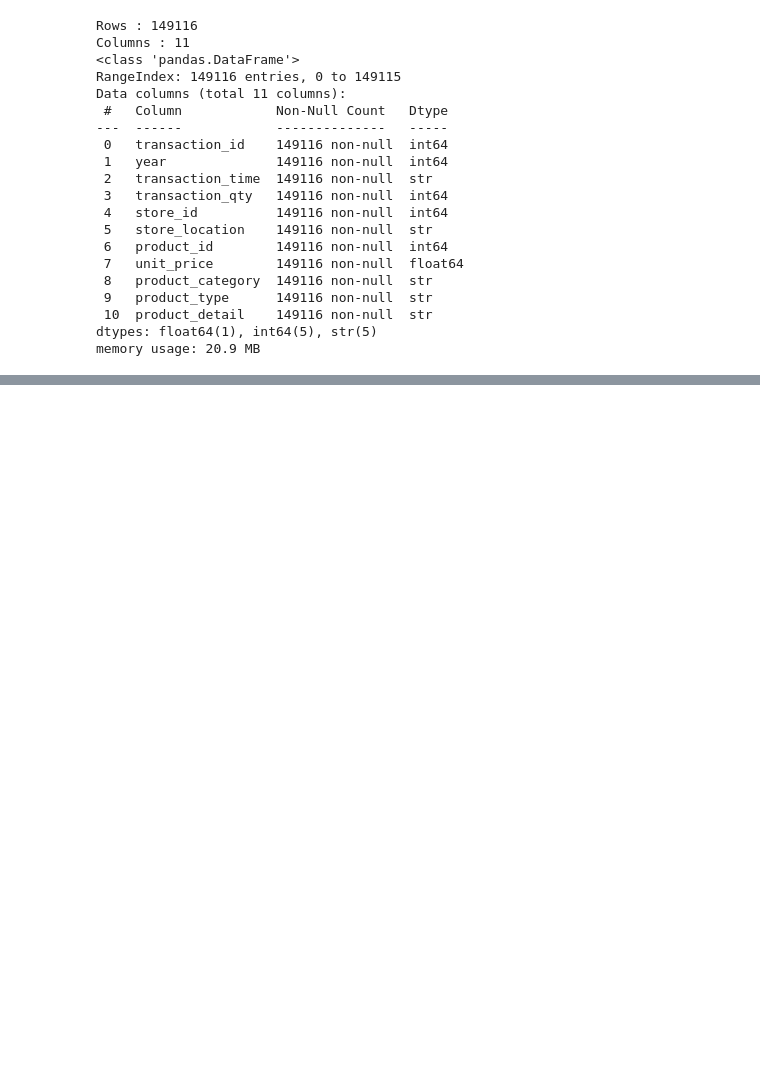
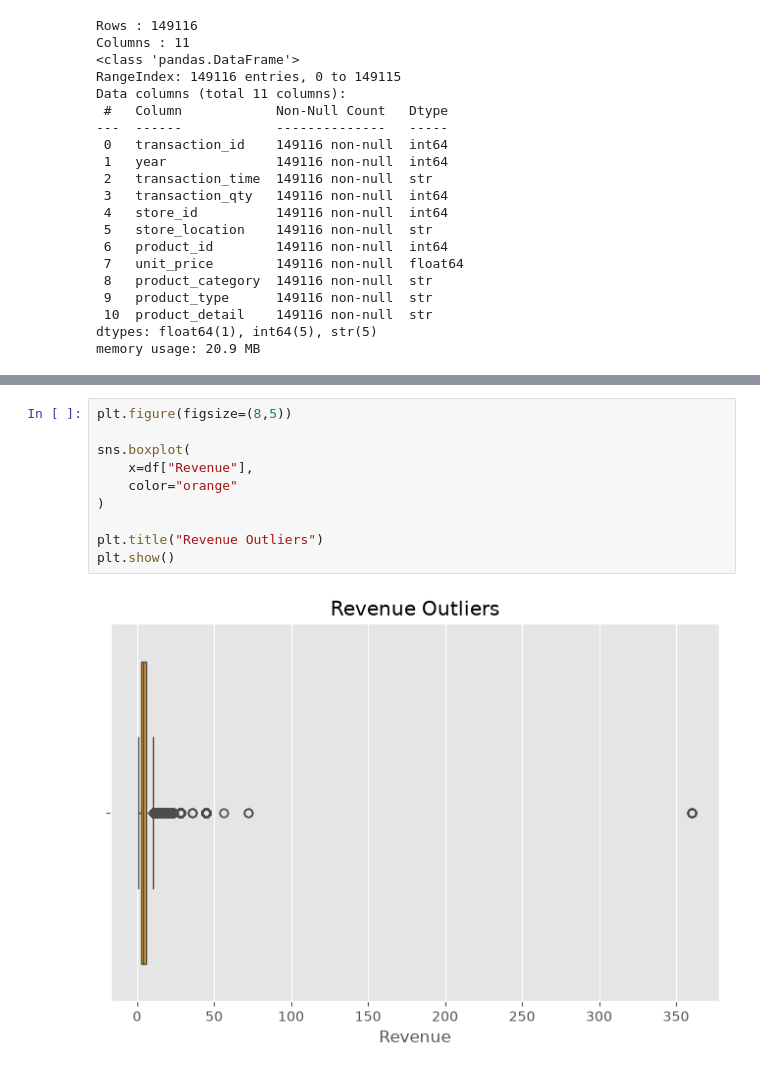
Before and after one commit to Devangdaksh/Product-Optimization-Revenue-Contribution-Analytics-Dashboard-Python-Pandas-Plotly-Streamlit, a Jupyter notebook: notebook/02_EDA.ipynb, the cells around one changed output, grey strips where cells are left out. Cells and saved outputs as stored; diff of their text form; blank space fills up the shorter version.

```diff
--- a/notebook/02_EDA.ipynb
+++ b/notebook/02_EDA.ipynb
@@ -102,0 +121,12 @@ df.describe()
+# %%
+plt.figure(figsize=(8,5))
+
+sns.boxplot(
+    x=df["Revenue"],
+    color="orange"
+)
+
+plt.title("Revenue Outliers")
+plt.show()
+# %% [output]
+[figure, added]
```
Also changed, not shown: parts of 22 cells of this notebook.
